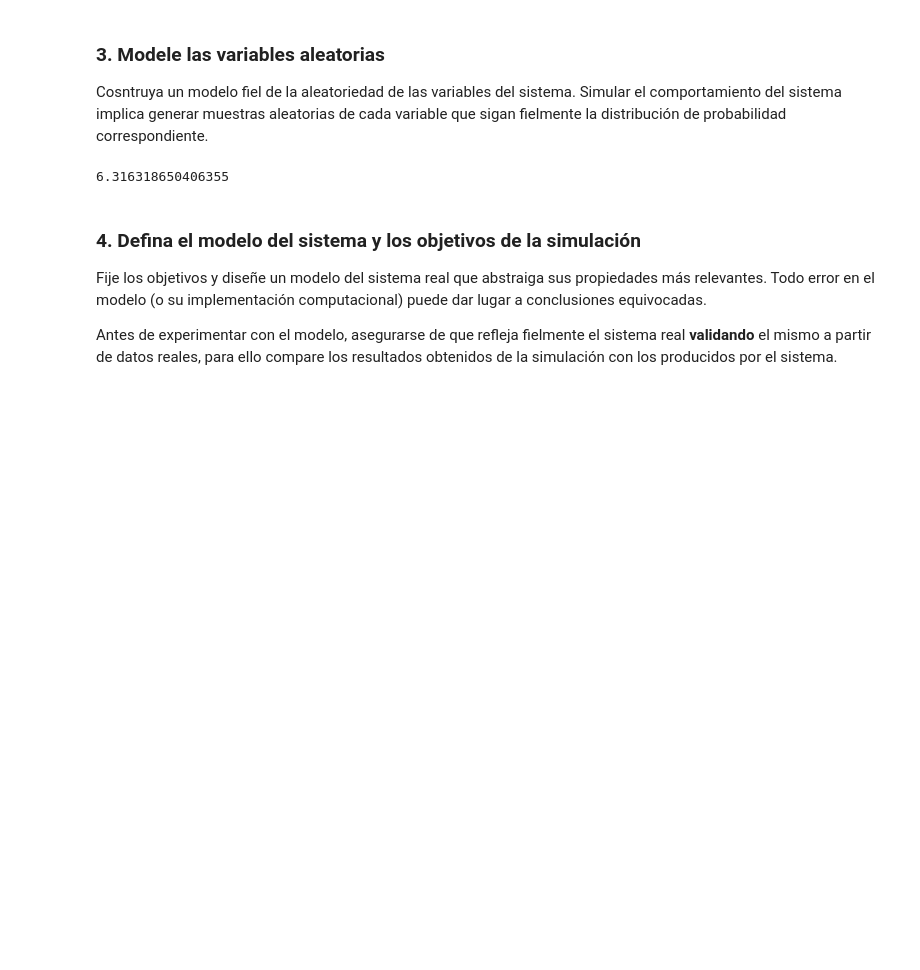
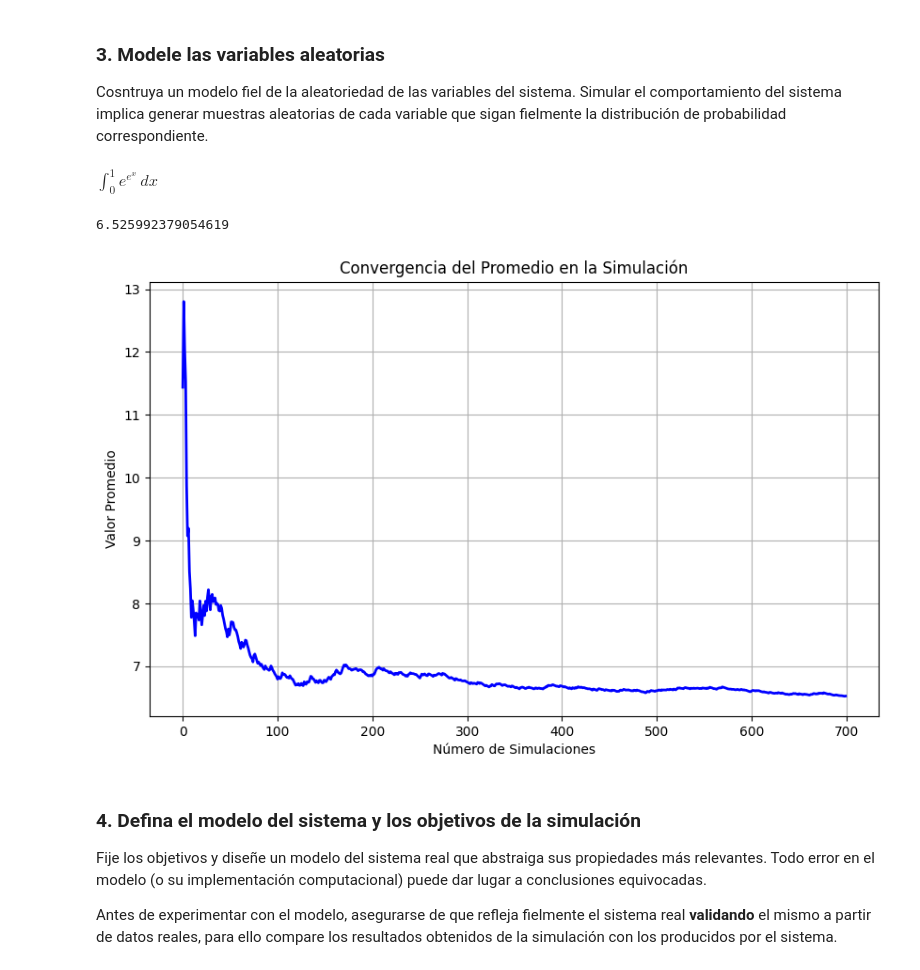
Before and after one commit to CharlyPierce/Simulacion2, a Jupyter notebook: ejercicio4/IntegralesMetodologia.ipynb, the cells around one changed output. Cells and saved outputs as stored; diff of their text form; code cells hidden in the pictures; blank space fills up the shorter version.

```diff
--- a/ejercicio4/IntegralesMetodologia.ipynb
+++ b/ejercicio4/IntegralesMetodologia.ipynb
@@ -32,24 +24,39 @@ Elija el tipo de distribución de probabilidad que mejor defina el comportamient
 ### 3. Modele las variables aleatorias
 
 Cosntruya un modelo fiel de la aleatoriedad de las variables del sistema. Simular el comportamiento del sistema implica generar muestras aleatorias de cada variable que sigan fielmente la distribución de probabilidad correspondiente.
+# %% [markdown]
+$
+\int_{0}^{1} e^{e^x} \, dx
+$
 # %%
 import random
 import math
+import numpy as np
 
 # Número de puntos para simular
-N = 1000000  # Mejorar la precisión
-suma = 0
+N = 700  # Mejorar la precisión
+suma = []
 
 # Generar puntos aleatorios y evaluar la función
 for _ in range(N):
     x = random.uniform(0, 1)
-    suma += math.exp(math.exp(x))
+    suma.append( math.exp(math.exp(x)) )
 
-#6.3165
+sum(suma)/N
+# %% [output]
+6.525992379054619
+# %%
+promedios_acumulativos = np.cumsum(suma)/np.arange(1,N+1)
 # %%
-suma/N
+plt.figure(figsize=[10,6])
+plt.plot(promedios_acumulativos, color='blue', linewidth=2)
+plt.title('Convergencia del Promedio en la Simulación')
+plt.xlabel('Número de Simulaciones')
+plt.ylabel('Valor Promedio')
+plt.grid(True)
+plt.show()
 # %% [output]
-6.316318650406355
+[figure, added]
 # %% [markdown]
 ### 4. Defina el modelo del sistema y los objetivos de la simulación
 
```
Also changed, not shown: parts of 18 cells of this notebook.
